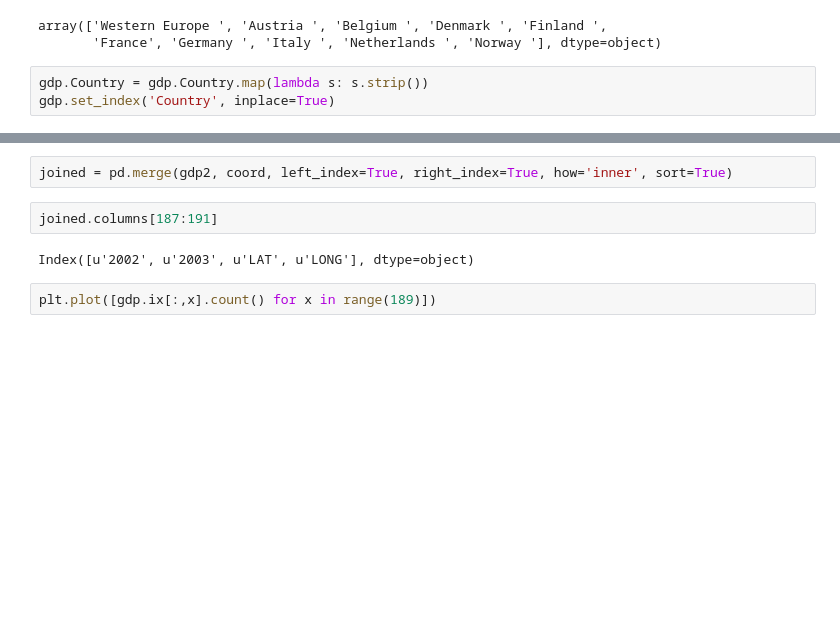
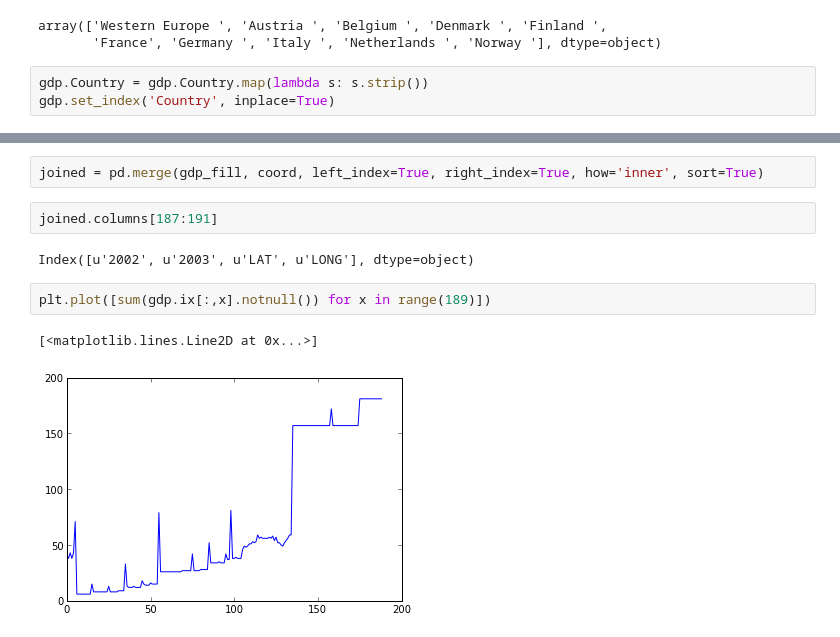
Before and after one commit to djv/world_economic_center, a Jupyter notebook: map.ipynb, the cells around one changed output, grey strips where cells are left out. Saved outputs shown, nothing was run; the diff lists cells and outputs as text; blank space fills up the shorter version.

```diff
--- a/map.ipynb
+++ b/map.ipynb
@@ -55,9 +86,12 @@ coord.ix[:5,:5]
 # %%
-joined = pd.merge(gdp2, coord, left_index=True, right_index=True, how='inner', sort=True)
+joined = pd.merge(gdp_fill, coord, left_index=True, right_index=True, how='inner', sort=True)
 # %%
 joined.columns[187:191]
 # %% [output]
 Index([u'2002', u'2003', u'LAT', u'LONG'], dtype=object)
 # %%
-plt.plot([gdp.ix[:,x].count() for x in range(189)])
+plt.plot([sum(gdp.ix[:,x].notnull()) for x in range(189)])
+# %% [output]
+[<matplotlib.lines.Line2D at 0x...>]
+[figure, added]
 # %%
```
Also changed, not shown: parts of 9 cells of this notebook.
